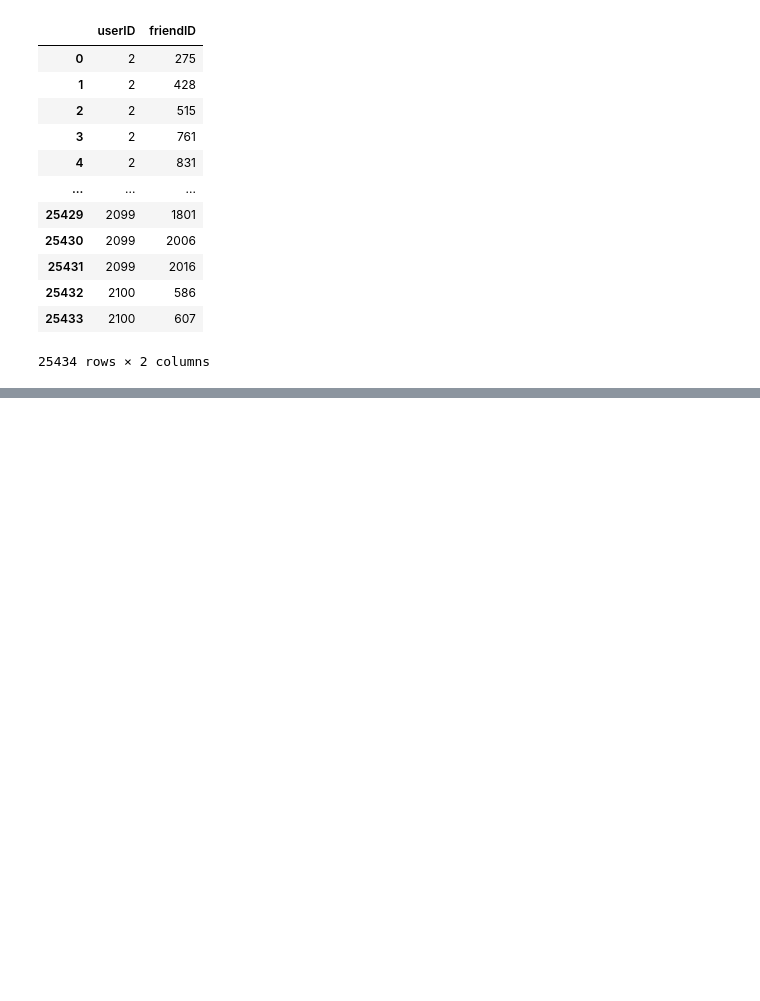
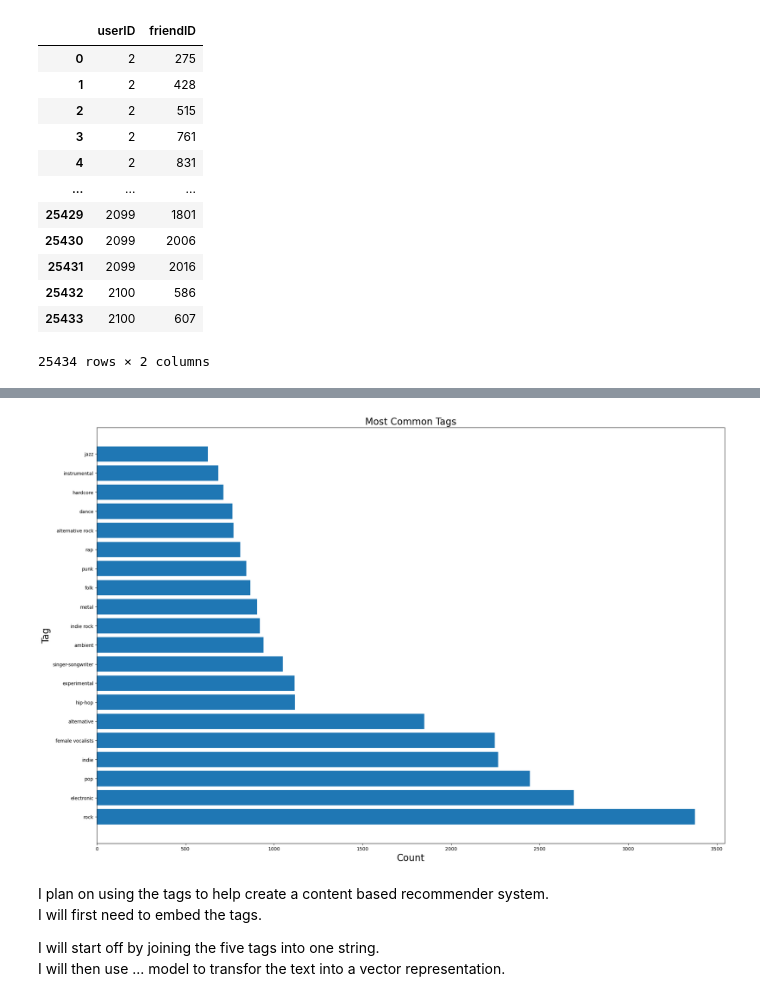
Before and after one commit to lynchp35/DS_4th_Year, a Jupyter notebook: CA4015/Assignment 3 Recommender Systems/02_further_data_analysis.ipynb, the cells around one changed output, grey strips where cells are left out. Cells and saved outputs as stored; diff of their text form; code cells hidden in the pictures; blank space fills up the shorter version.

```diff
--- a/CA4015/Assignment 3 Recommender Systems/02_further_data_analysis.ipynb
+++ b/CA4015/Assignment 3 Recommender Systems/02_further_data_analysis.ipynb
@@ -25,7 +25,7 @@ from sklearn.model_selection import train_test_split
 # %%
 def plot_subjects(df,colName, title, xlabel, ylabel):
     fontdict = {"fontsize":20}
-    plt.barh(df.index, df[colName],)
+    plt.barh(df.index, df[colName].values,)
     plt.title(title,fontdict)
     plt.ylabel(ylabel,fontdict)
     plt.xlabel(xlabel,fontdict)
@@ -97,0 +167,2 @@ user_friend
+# %%
+top_tags = pd.read_csv("data/processed_data/top_tags.csv")
@@ -97,0 +178,18 @@ user_friend
+# %%
+top_tag_count = pd.DataFrame(
+    pd.DataFrame(
+    top_tags.drop(columns="artistID"
+    ).values.flatten()).value_counts(
+    ).head(20)).rename(columns={0:"Count"}
+    )
+top_tag_count.index = top_tag_count.index.get_level_values(0)
+# %%
+plot_subjects(top_tag_count,"Count", "Most Common Tags", "Count", "Tag")
+# %% [output]
+[figure, added]
+# %% [markdown]
+I plan on using the tags to help create a content based recommender system.
+I will first need to embed the tags.
+
+I will start off by joining the five tags into one string.
+I will then use ... model to transfor the text into a vector representation.
```
Also changed, not shown: parts of 30 cells of this notebook, 2 other files.
